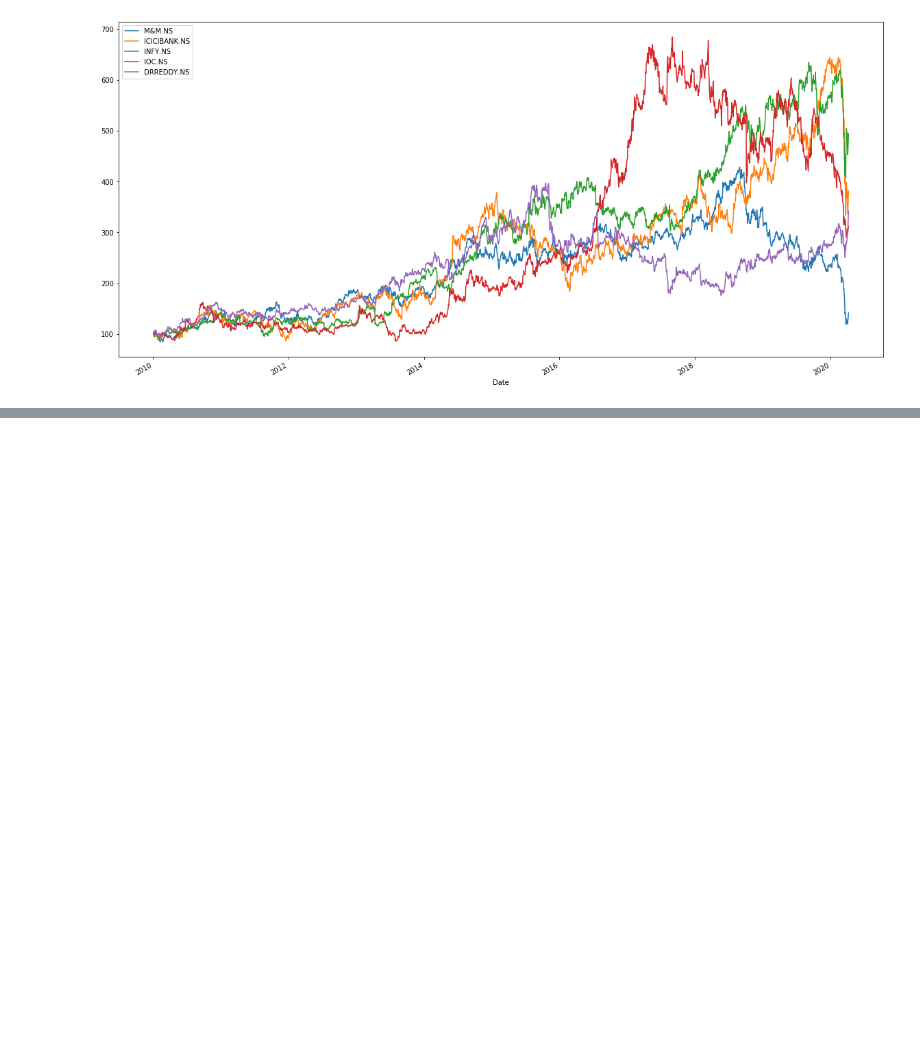
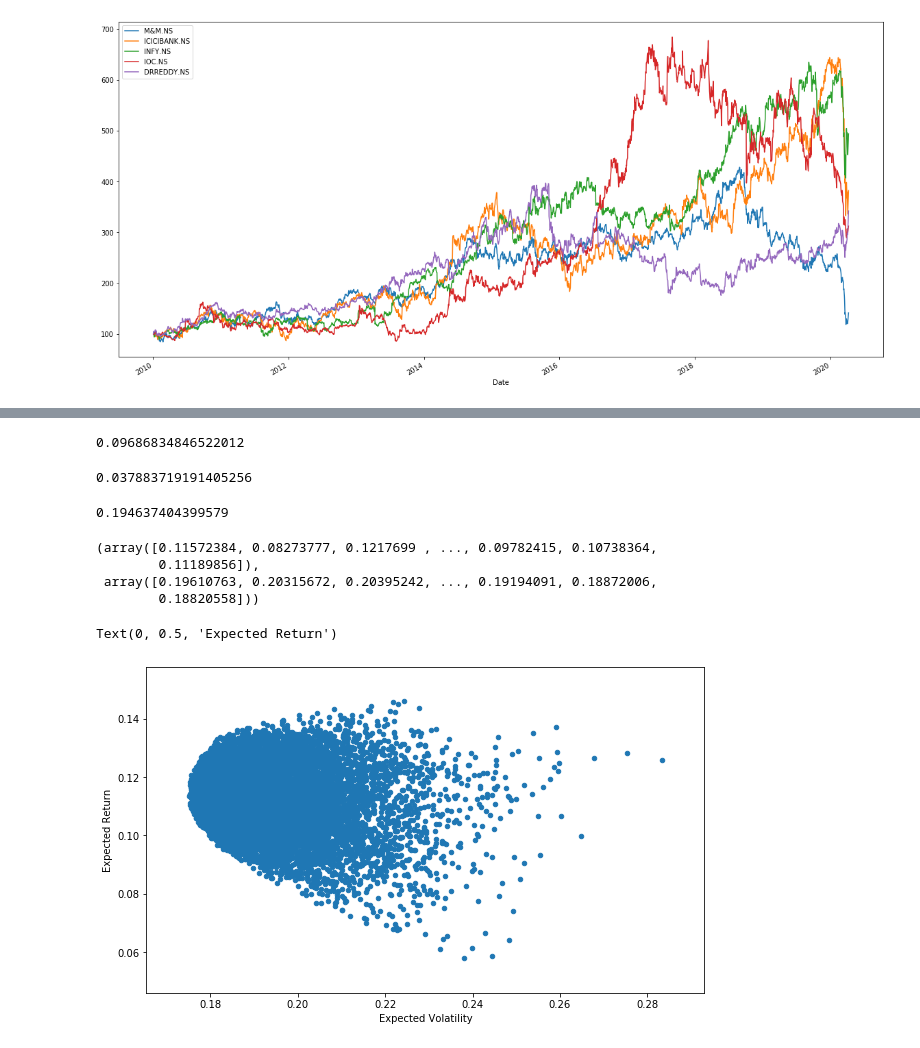
Before and after one commit to abhisheksethi02/Portfolio-Optimization, a Jupyter notebook: Untitled.ipynb, the cells around one changed output, grey strips where cells are left out. Saved outputs shown, nothing was run; the diff lists cells and outputs as text; code cells hidden in the pictures; blank space fills up the shorter version.

```diff
--- a/Untitled.ipynb
+++ b/Untitled.ipynb
@@ -41,3 +41,5 @@ pf2=pf_data[['M&M.NS','ICICIBANK.NS','INFY.NS','IOC.NS','DRREDDY.NS']]
 # %% [output]
 <matplotlib.axes._subplots.AxesSubplot at 0x...>
 [figure]
+# %%
+log_return=np.log(pf2/pf2.shift(1))
@@ -45,0 +73,57 @@ log_return()
+# %%
+# Expected Retruns
+
+#Calculating the weights first
+
+num=5 # number of shares in consideration
+weights = np.random.random(num)
+weights /= np.sum(weights)
+weights
+
+#returns
+
+np.sum(weights * log_return.mean())*250
+# %% [output]
+0.09686834846522012
+# %%
+# Portfolio Variance
+
+#Code found on the internet xD
+
+np.dot(weights.T, np.dot(log_return.cov() * 250, weights))  #250 i think is the number of working days in an year
+# %% [output]
+0.037883719191405256
+# %%
+#Portfolio Volatility
+
+np.sqrt(np.dot(weights.T, np.dot(log_return.cov() * 250, weights)))
+# %% [output]
+0.194637404399579
+# %%
+pfolio_returns = []
+pfolio_volatilities = []
+
+for x in range (10000):
+    weights = np.random.random(num)
+    weights /= np.sum(weights)
+    pfolio_returns.append(np.sum(weights * log_return.mean()) * 250)
+    pfolio_volatilities.append(np.sqrt(np.dot(weights.T,np.dot(log_return.cov() * 250, weights))))
+
+pfolio_returns = np.array(pfolio_returns)  #Converrting list to numpy array.
+pfolio_volatilities = np.array(pfolio_volatilities)
+
+pfolio_returns, pfolio_volatilities # Each array has 10000 values.
+# %% [output]
+(array([0.11572384, 0.08273777, 0.1217699 , ..., 0.09782415, 0.10738364,
+        0.11189856]),
+ array([0.19610763, 0.20315672, 0.20395242, ..., 0.19194091, 0.18872006,
+        0.18820558]))
+# %%
+portfolios = pd.DataFrame({'Return': pfolio_returns, 'Volatility': pfolio_volatilities})
+# %%
+portfolios.plot(x='Volatility', y='Return', kind='scatter', figsize=(10, 6));
+plt.xlabel('Expected Volatility')
+plt.ylabel('Expected Return')
+# %% [output]
+Text(0, 0.5, 'Expected Return')
+[figure, added]
```
Also changed, not shown: parts of 3 cells of this notebook.
